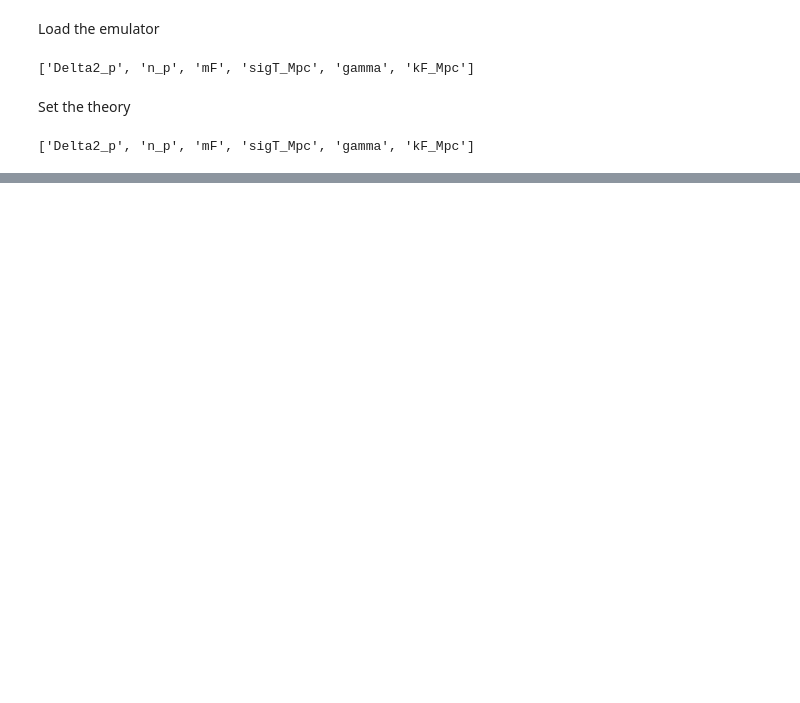
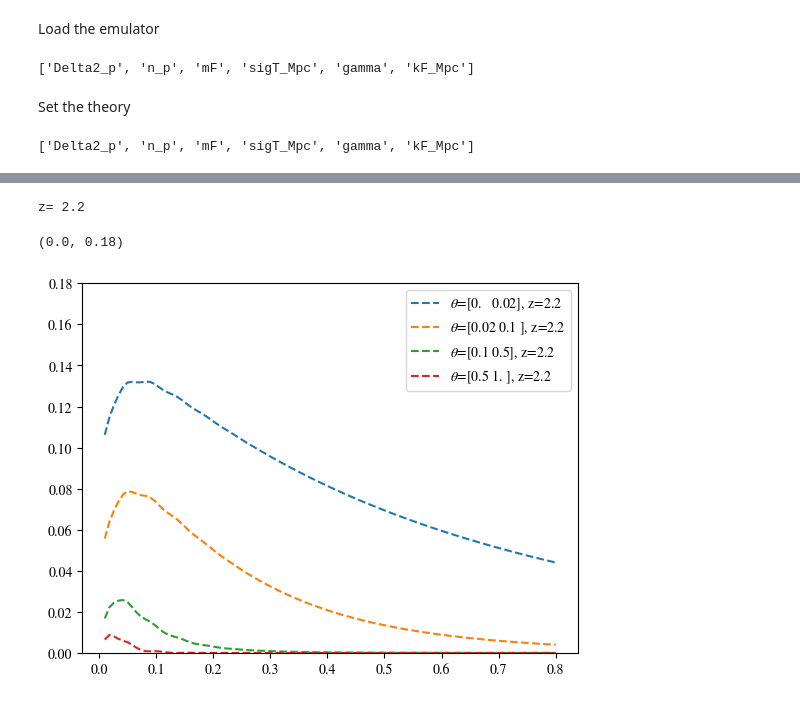
Before and after one commit to igmhub/cupix, a Jupyter notebook: notebooks/theory_test.ipynb, the cells around one changed output, grey strips where cells are left out. Saved outputs shown, nothing was run; the diff lists cells and outputs as text; code cells hidden in the pictures; blank space fills up the shorter version.

```diff
--- a/notebooks/theory_test.ipynb
+++ b/notebooks/theory_test.ipynb
@@ -138,0 +206,5 @@ Currently in k km/s-1, but expect Px to be in inverse Angstroms, should change t
+# %%
+emu_params = Args()
+emu_params.set_baseline()
+theory_AA = set_theory(emu_params, ffemu, k_unit='iAA')
+theory_AA.set_fid_cosmo(z)
@@ -138,0 +217,7 @@ Currently in k km/s-1, but expect Px to be in inverse Angstroms, should change t
+# %%
+out_AA = theory_AA.get_px_AA(
+        zs = z,
+        k_AA=k_AA,
+        theta_bin_deg=theta_bin_deg,
+        return_blob=False
+    )
@@ -138,0 +234,18 @@ Currently in k km/s-1, but expect Px to be in inverse Angstroms, should change t
+# %%
+for iz, zbin in enumerate(out_AA):
+    print("z=", z[iz])
+    if iz==0:
+        linestyle='dashed'
+    else:
+        linestyle='solid'
+
+    for itheta, theta in enumerate(zbin):
+        # print(out[iz][itheta])
+        plt.plot(k_AA[iz], out_AA[iz][itheta], label=r'$\theta$={}, z={}'.format(theta_bin_deg[iz][itheta], z[iz]), linestyle=linestyle)
+
+plt.legend()
+plt.ylim([0,0.18])
+# %% [output]
+z= 2.2
+(0.0, 0.18)
+[figure, added]
```
Also changed, not shown: parts of 21 cells of this notebook, 13 other files.
